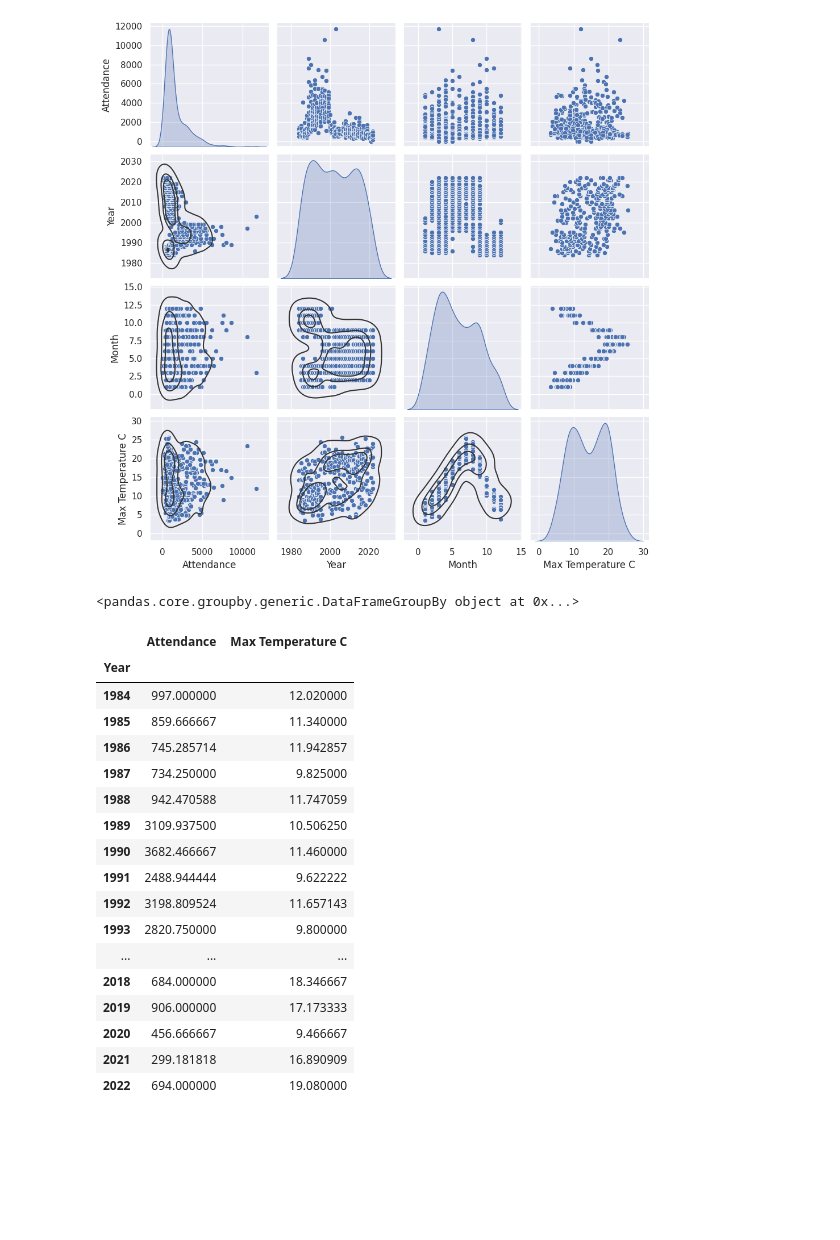
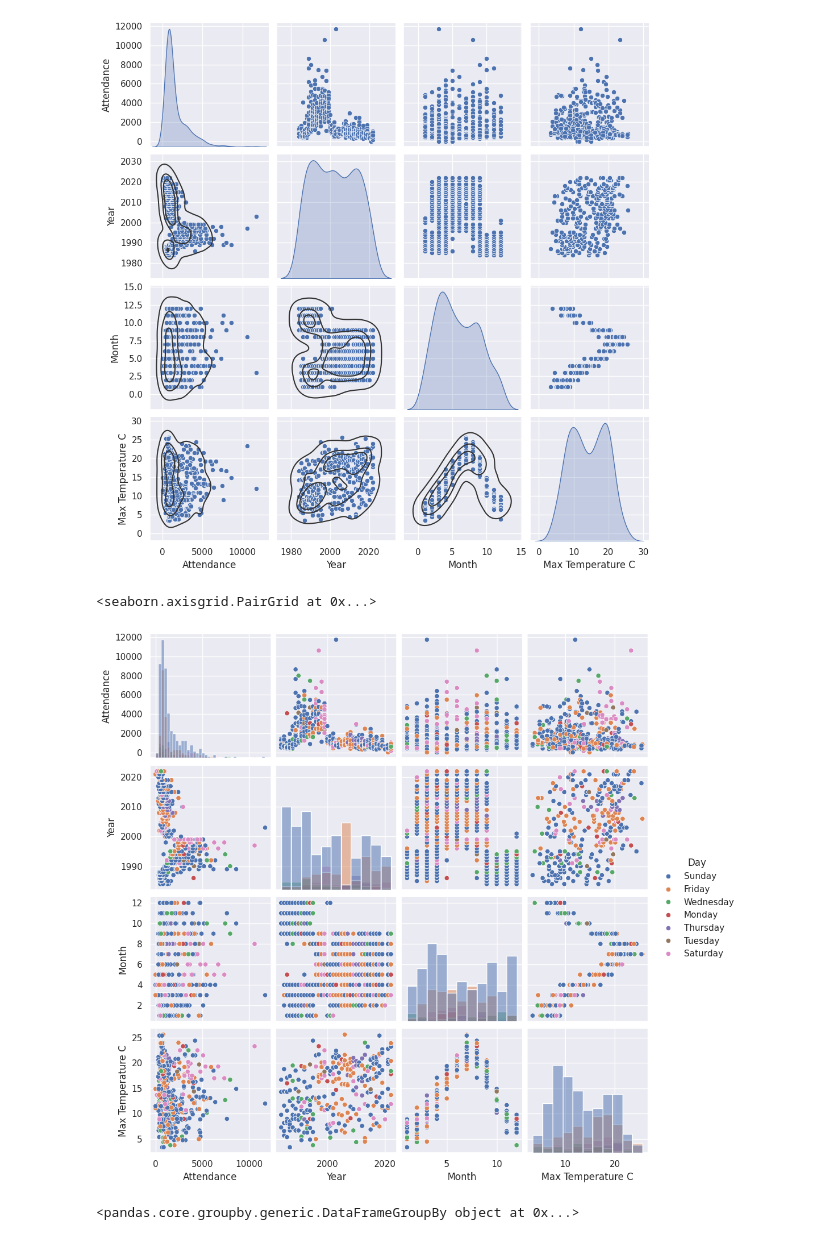
Before and after one commit to UTCSheffield/OCR-Unit-7-Data-analysis-and-design, a Jupyter notebook: content/2-4 Quantitative data analysis/Displaying Data.ipynb, the cells around one changed output. Cells and saved outputs as stored; diff of their text form; code cells hidden in the pictures; blank space fills up the shorter version.

```diff
--- a/content/2-4 Quantitative data analysis/Displaying Data.ipynb
+++ b/content/2-4 Quantitative data analysis/Displaying Data.ipynb
@@ -53,6 +53,11 @@ g
 # %% [output]
 <seaborn.axisgrid.PairGrid at 0x...>
 [figure]
+# %%
+sns.pairplot(crowds, hue="Day", diag_kind="hist")
+# %% [output]
+<seaborn.axisgrid.PairGrid at 0x...>
+[figure, added]
 # %%
 import numpy as np
 import scipy.stats as stats
@@ -60,24 +65,3 @@ grouped = crowds.groupby('Year')
 grouped
 # %% [output]
 <pandas.core.groupby.generic.DataFrameGroupBy object at 0x...>
-# %%
-grouped.agg({'Attendance':'mean', "Max Temperature C": "mean"})
-# %% [output]
-|  | Attendance | Max Temperature C |
-| Year |  |  |
-| 1984 | 997.000000 | 12.020000 |
-| 1985 | 859.666667 | 11.340000 |
-| 1986 | 745.285714 | 11.942857 |
-| 1987 | 734.250000 | 9.825000 |
-| 1988 | 942.470588 | 11.747059 |
-| 1989 | 3109.937500 | 10.506250 |
-| 1990 | 3682.466667 | 11.460000 |
-| 1991 | 2488.944444 | 9.622222 |
-| 1992 | 3198.809524 | 11.657143 |
-| 1993 | 2820.750000 | 9.800000 |
-| ... | ... | ... |
-| 2018 | 684.000000 | 18.346667 |
-| 2019 | 906.000000 | 17.173333 |
-| 2020 | 456.666667 | 9.466667 |
-| 2021 | 299.181818 | 16.890909 |
-| 2022 | 694.000000 | 19.080000 |
```
Also changed, not shown: parts of 8 cells of this notebook, 2 other files.
